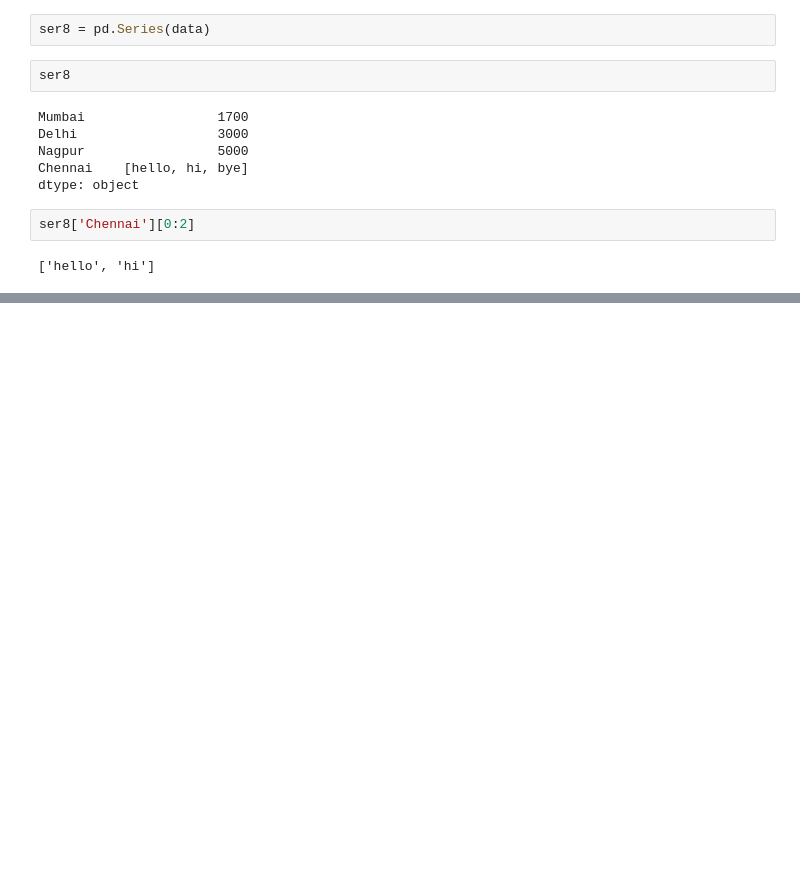
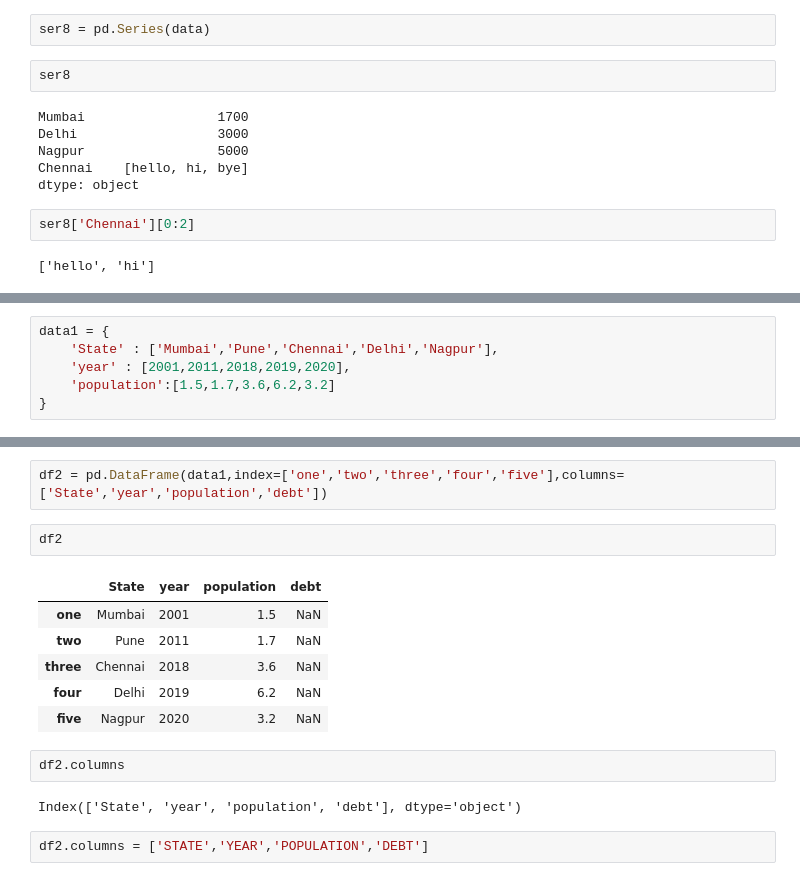
Before and after one commit to mavrick08/AWP-Dec2022, a Jupyter notebook: Pandas .ipynb, the cells around one changed output, grey strips where cells are left out. Cells and saved outputs as stored; diff of their text form; blank space fills up the shorter version.

```diff
--- a/Pandas .ipynb
+++ b/Pandas .ipynb
@@ -400,0 +494,6 @@ ser8['Chennai'][0:2]
+# %%
+data1 = {
+    'State' : ['Mumbai','Pune','Chennai','Delhi','Nagpur'],
+    'year' : [2001,2011,2018,2019,2020],
+    'population':[1.5,1.7,3.6,6.2,3.2]
+}
@@ -400,0 +546,17 @@ ser8['Chennai'][0:2]
+# %%
+df2 = pd.DataFrame(data1,index=['one','two','three','four','five'],columns=['State','year','population','debt'])
+# %%
+df2
+# %% [output]
+|  | State | year | population | debt |
+| one | Mumbai | 2001 | 1.5 | NaN |
+| two | Pune | 2011 | 1.7 | NaN |
+| three | Chennai | 2018 | 3.6 | NaN |
+| four | Delhi | 2019 | 6.2 | NaN |
+| five | Nagpur | 2020 | 3.2 | NaN |
+# %%
+df2.columns
+# %% [output]
+Index(['State', 'year', 'population', 'debt'], dtype='object')
+# %%
+df2.columns = ['STATE','YEAR','POPULATION','DEBT']
```
Also changed, not shown: parts of 78 cells of this notebook.
